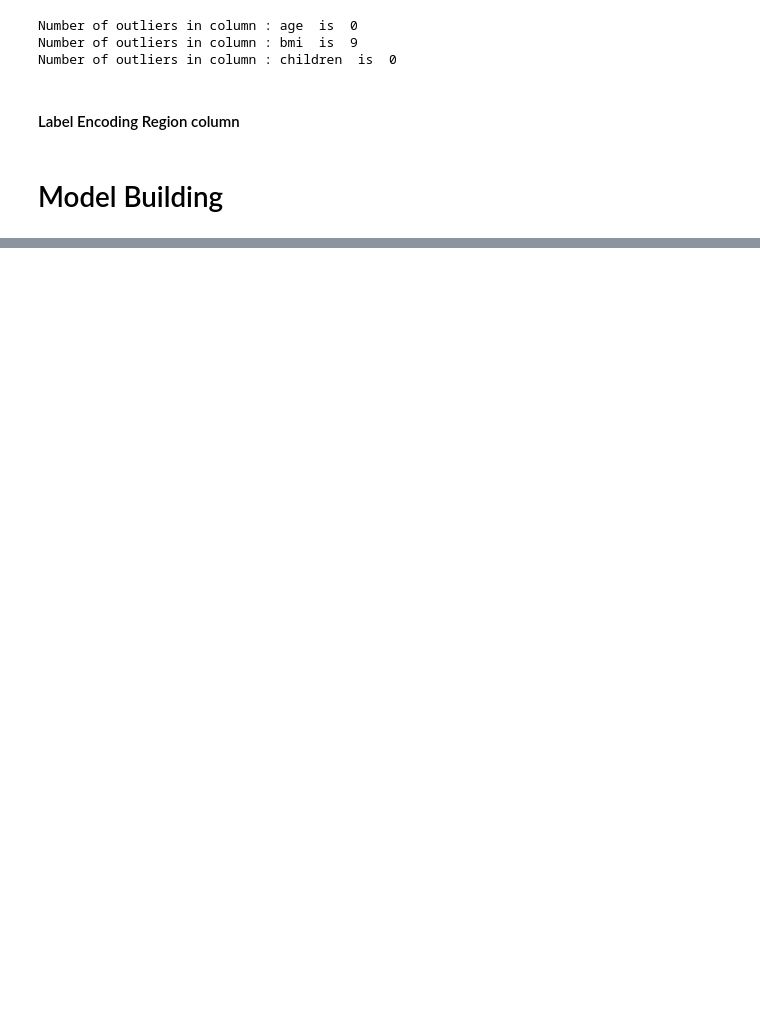
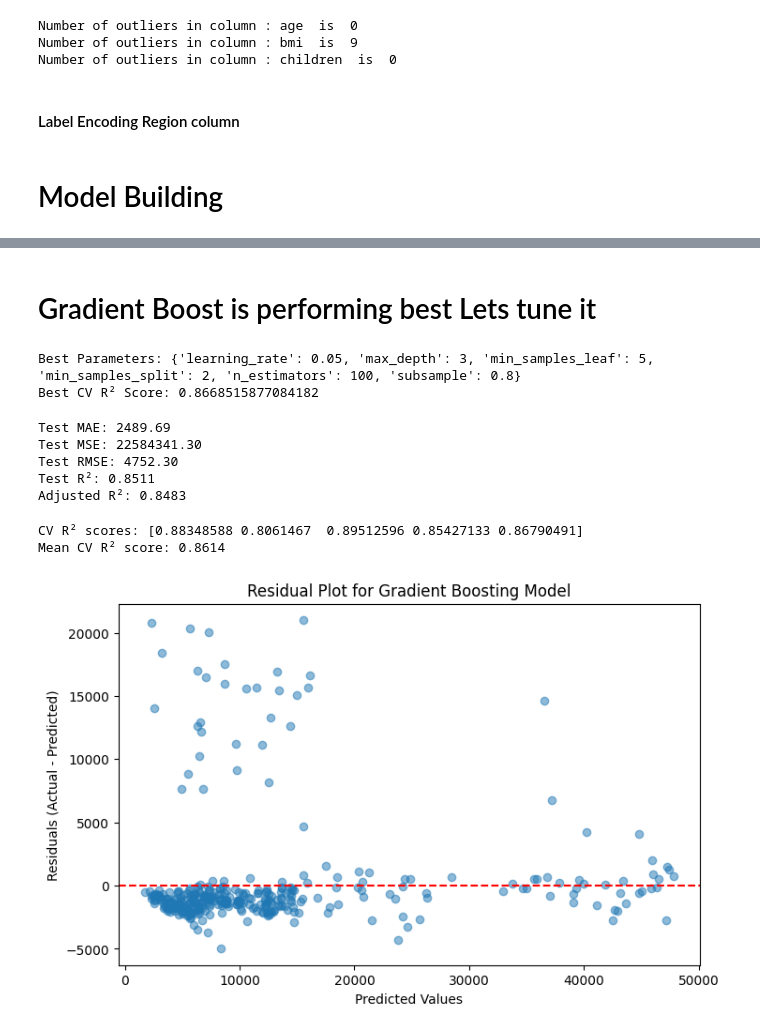
Before and after one commit to vishalgupta-git/Medical_Insurance_Cost_Prediction, a Jupyter notebook: notebook.ipynb, the cells around one changed output, grey strips where cells are left out. Saved outputs shown, nothing was run; the diff lists cells and outputs as text; code cells hidden in the pictures; blank space fills up the shorter version.

```diff
--- a/notebook.ipynb
+++ b/notebook.ipynb
@@ -370,0 +295,71 @@ plt.show()
+# %% [markdown]
+# Gradient Boost is performing best Lets tune it
+# %%
+gbr = GradientBoostingRegressor(random_state=7)
+
+param_grid = {
+    'n_estimators': [100, 200, 300],
+    'learning_rate': [0.05, 0.1, 0.2],
+    'max_depth': [3, 4, 5],
+    'min_samples_split': [2, 5, 10],
+    'min_samples_leaf': [1, 3, 5],
+    'subsample': [0.8, 1.0]
+}
+grid_search = GridSearchCV(
+    estimator=gbr,
+    param_grid=param_grid,
+    cv=5,
+    scoring='r2',
+    n_jobs=-1,
+)
+
+grid_search.fit(x_train, y_train)
+
+print("Best Parameters:", grid_search.best_params_)
+print("Best CV R² Score:", grid_search.best_score_)
+# %% [output]
+Best Parameters: {'learning_rate': 0.05, 'max_depth': 3, 'min_samples_leaf': 5, 'min_samples_split': 2, 'n_estimators': 100, 'subsample': 0.8}
+Best CV R² Score: 0.8668515877084182
+# %%
+best_model = grid_search.best_estimator_
+y_pred_test = best_model.predict(x_test)
+
+mae = mean_absolute_error(y_test, y_pred_test)
+mse = mean_squared_error(y_test, y_pred_test)
+rmse = np.sqrt(mse)
+r2 = r2_score(y_test, y_pred_test)
+n = len(y_test)
+p = x_test.shape[1]
+adjusted_r2 = 1 - (1 - r2) * (n - 1) / (n - p - 1)
+
+print(f"Test MAE: {mae:.2f}")
+print(f"Test MSE: {mse:.2f}")
+print(f"Test RMSE: {rmse:.2f}")
+print(f"Test R²: {r2:.4f}")
+print(f"Adjusted R²: {adjusted_r2:.4f}")
+# %% [output]
+Test MAE: 2489.69
+Test MSE: 22584341.30
+Test RMSE: 4752.30
+Test R²: 0.8511
+Adjusted R²: 0.8483
+# %%
+cv_scores = cross_val_score(best_model, x, y, cv=5, scoring='r2', n_jobs=-1)
+print(f"CV R² scores: {cv_scores}")
+print(f"Mean CV R² score: {cv_scores.mean():.4f}")
+# %% [output]
+CV R² scores: [0.88348588 0.8061467  0.89512596 0.85427133 0.86790491]
+Mean CV R² score: 0.8614
+# %%
+y_pred = best_model.predict(x_test)
+residuals = y_test - y_pred
+
+plt.figure(figsize=(8,5))
+plt.scatter(y_pred, residuals, alpha=0.5)
+plt.axhline(0, color='red', linestyle='--')
+plt.xlabel('Predicted Values')
+plt.ylabel('Residuals (Actual - Predicted)')
+plt.title('Residual Plot for Gradient Boosting Model')
+plt.show()
+# %% [output]
+[figure, added]
```
Also changed, not shown: parts of 24 cells of this notebook, 3 other files.
